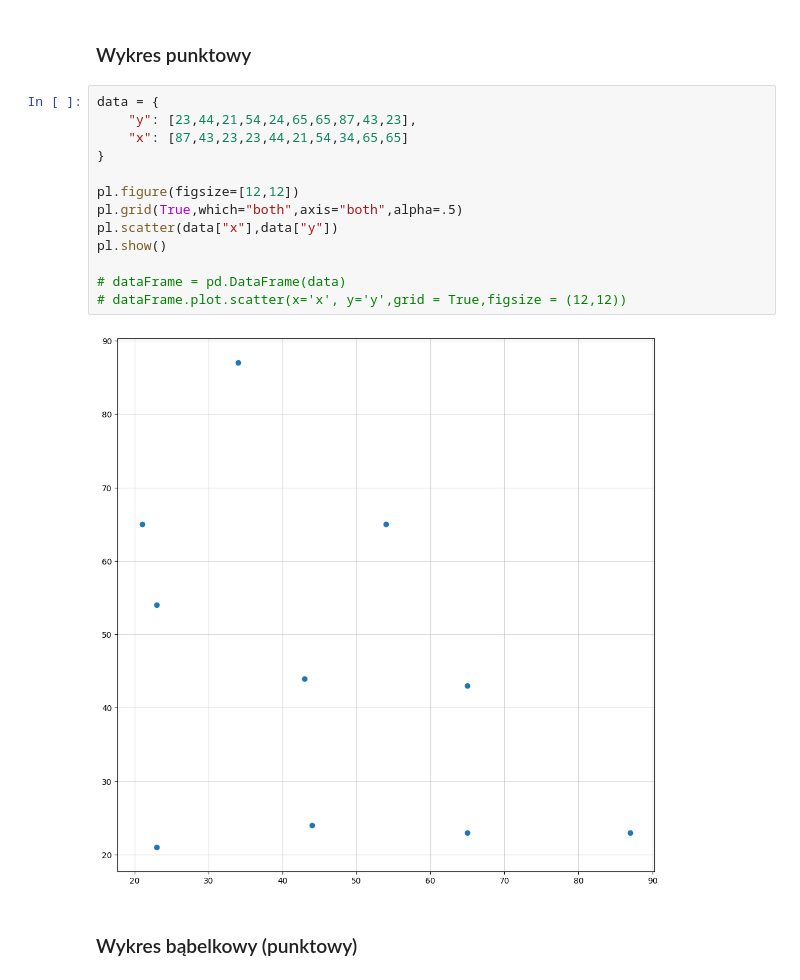
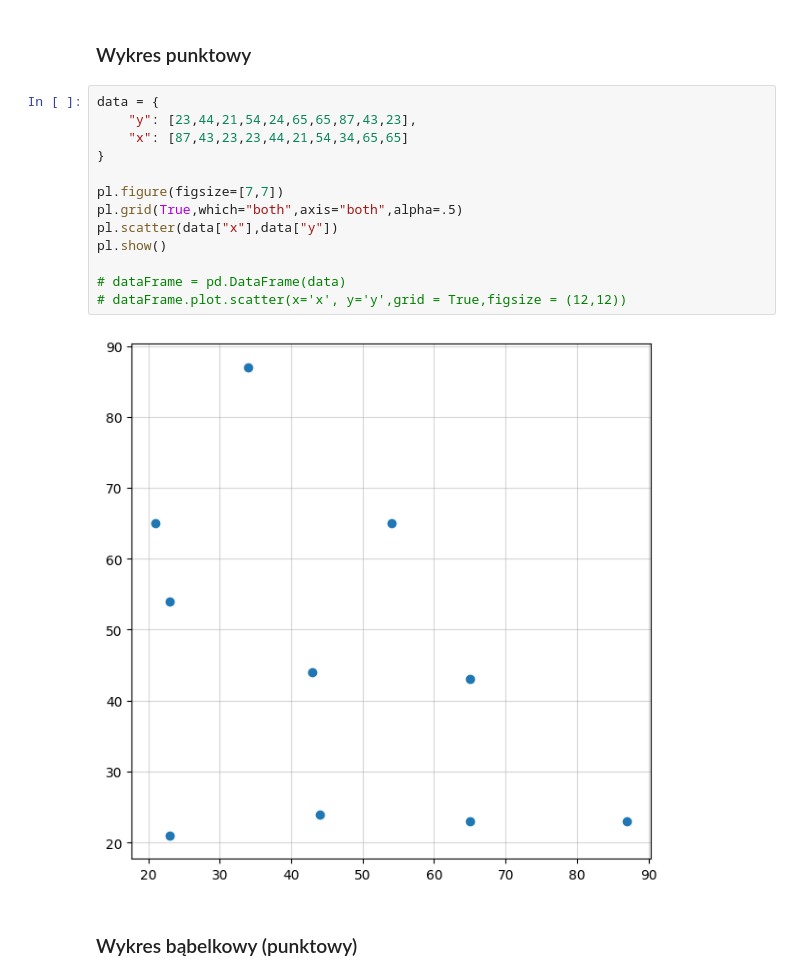
Before and after one commit to November7/AI4Youth, a Jupyter notebook: Spotkanie 2 [23.06.2025]/Graficzna reprezentacja danych/Bilbioteka Matplotlib.ipynb, the cells around one changed output. Saved outputs shown, nothing was run; the diff lists cells and outputs as text.

```diff
--- a/Spotkanie 2 [23.06.2025]/Graficzna reprezentacja danych/Bilbioteka Matplotlib.ipynb
+++ b/Spotkanie 2 [23.06.2025]/Graficzna reprezentacja danych/Bilbioteka Matplotlib.ipynb
@@ -156,18 +175,18 @@ pl.show()
 # %%
 data = {
     "y": [23,44,21,54,24,65,65,87,43,23],
     "x": [87,43,23,23,44,21,54,34,65,65]
 }
 
-pl.figure(figsize=[12,12])
+pl.figure(figsize=[7,7])
 pl.grid(True,which="both",axis="both",alpha=.5)
 pl.scatter(data["x"],data["y"])
 pl.show()
 
 # dataFrame = pd.DataFrame(data)
 # dataFrame.plot.scatter(x='x', y='y',grid = True,figsize = (12,12))
 # %% [output]
-[figure, old version]
+[figure, new version]
 # %% [markdown]
 ### Wykres bąbelkowy (punktowy)
 # %%
```
Also changed, not shown: parts of 4 cells of this notebook, 7 other files.
